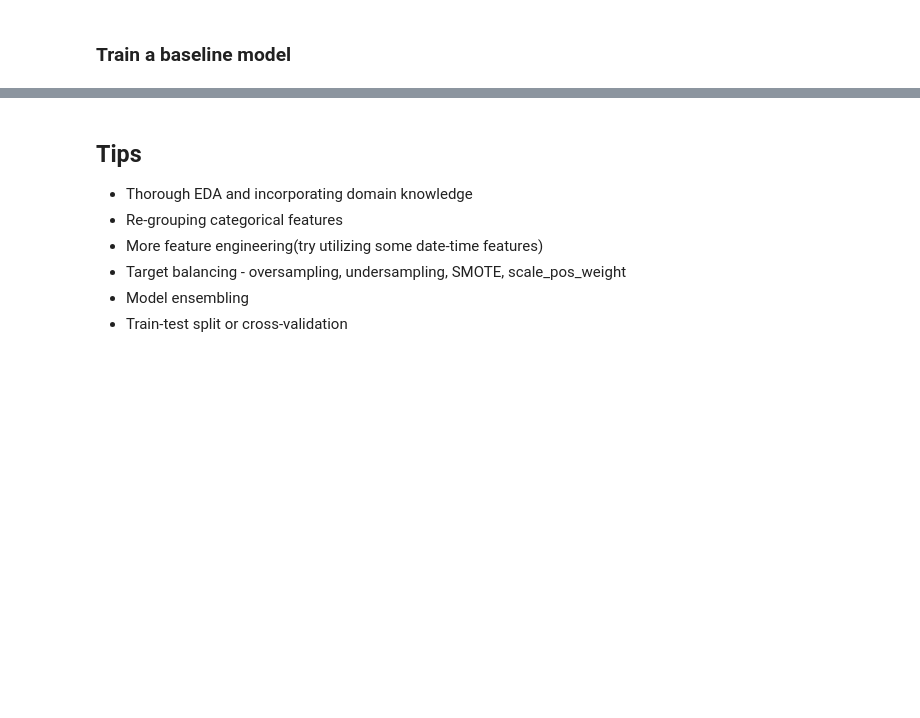
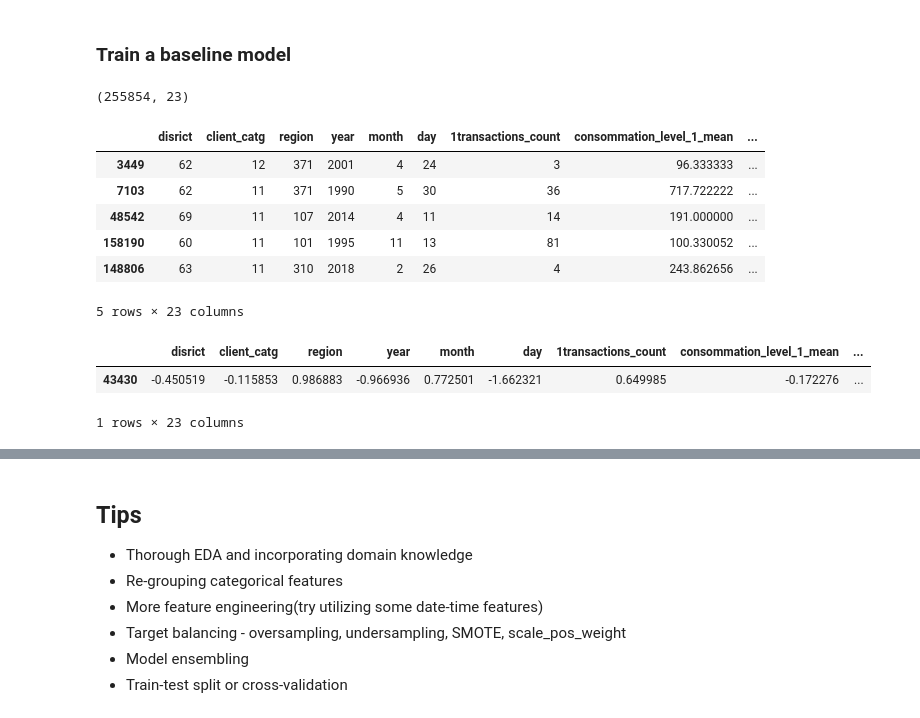
Before and after one commit to Mach-web/electricity_fraud_detection, a Jupyter notebook: Fraud_Detection_Starter.ipynb, the cells around one changed output, grey strips where cells are left out. Saved outputs shown, nothing was run; the diff lists cells and outputs as text; code cells hidden in the pictures; blank space fills up the shorter version.

Commit message:
Used a scaled and balanced dataset

```diff
--- a/Fraud_Detection_Starter.ipynb
+++ b/Fraud_Detection_Starter.ipynb
@@ -517,6 +538,41 @@ for col in drop_columns:
 # Modelling
 # %% [markdown]
 ### Train a baseline model
+# %%
+label = 'target'
+# %%
+# Use smote to balance the dataset
+from imblearn.over_sampling import SMOTE
+smote = SMOTE(random_state=42)
+X_sm, y_sm = smote.fit_resample(train.drop(label, axis=1), train[label])
+
+# Combine the resampled data back into a DataFrame
+balanced_train = pd.concat([pd.DataFrame(X_sm), pd.Series(y_sm, name=label)], axis=1)
+print(balanced_train.shape)
+balanced_train.sample(5)
+# %% [output]
+(255854, 23)
+|  | disrict | client_catg | region | year | month | day | 1transactions_count | consommation_level_1_mean | ... |
+| 3449 | 62 | 12 | 371 | 2001 | 4 | 24 | 3 | 96.333333 | ... |
+| 7103 | 62 | 11 | 371 | 1990 | 5 | 30 | 36 | 717.722222 | ... |
+| 48542 | 69 | 11 | 107 | 2014 | 4 | 11 | 14 | 191.000000 | ... |
+| 158190 | 60 | 11 | 101 | 1995 | 11 | 13 | 81 | 100.330052 | ... |
+| 148806 | 63 | 11 | 310 | 2018 | 2 | 26 | 4 | 243.862656 | ... |
+5 rows × 23 columns
+# %%
+def scale_data(train = train):
+  # scaler = StandardScaler()
+  # scaled_train = scaler.fit_transform(train)
+  # return scaled_train
+  train = train.drop('target', axis = 1)
+  return (train - train.mean()) / train.std()
+scaled_train = scale_data(train)
+scaled_train['target'] = train['target']
+scaled_train.sample()
+# %% [output]
+|  | disrict | client_catg | region | year | month | day | 1transactions_count | consommation_level_1_mean | ... |
+| 43430 | -0.450519 | -0.115853 | 0.986883 | -0.966936 | 0.772501 | -1.662321 | 0.649985 | -0.172276 | ... |
+1 rows × 23 columns
 # %%
 label = 'target'
 valid_size = .2
```
Also changed, not shown: parts of 22 cells of this notebook.
